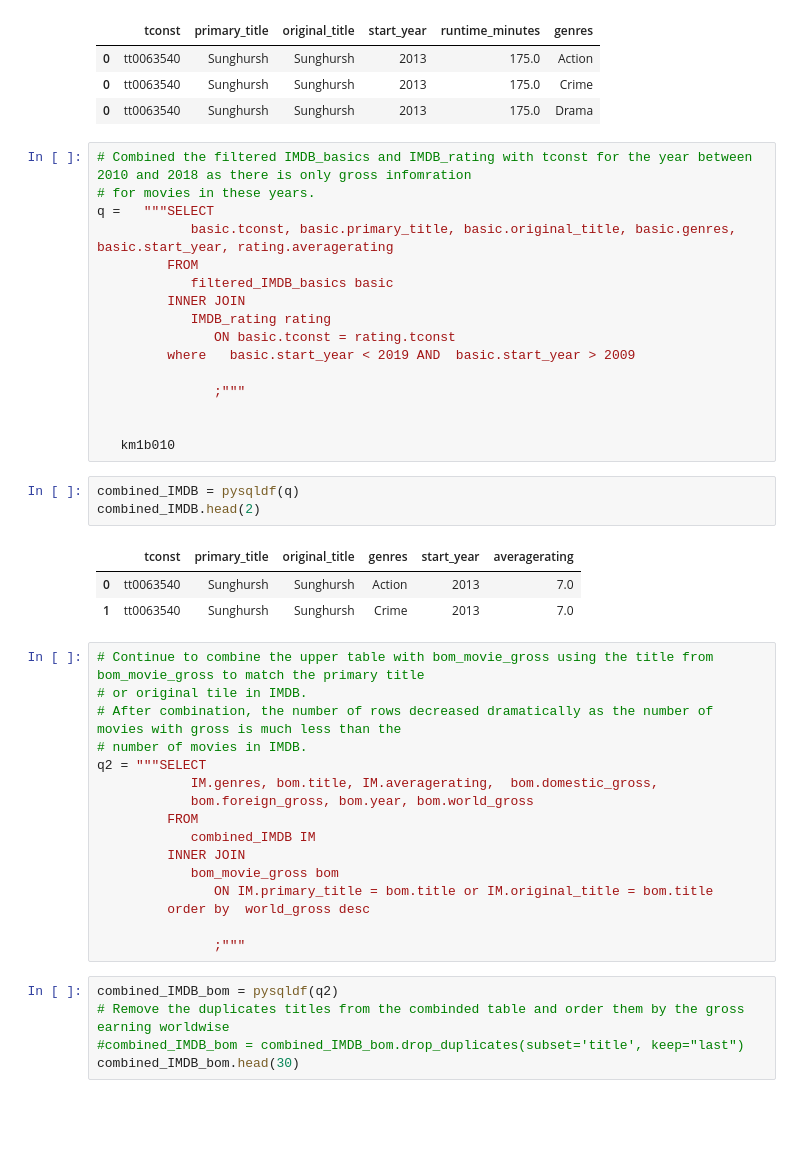
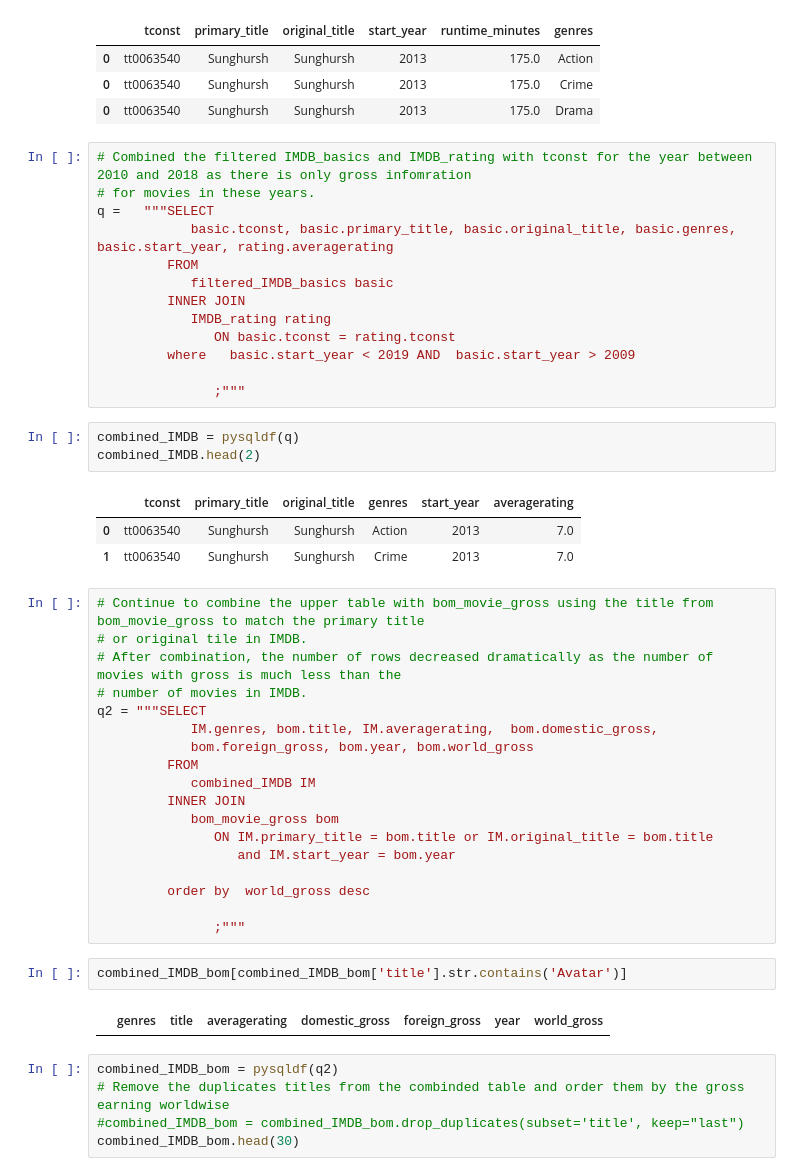
Before and after one commit to sachenl/dsc-mod-1-project-v2-1-online-ds-sp-000, a Jupyter notebook: student.ipynb, the cells around one changed output. Saved outputs shown, nothing was run; the diff lists cells and outputs as text; blank space fills up the shorter version.

```diff
--- a/student.ipynb
+++ b/student.ipynb
@@ -205,9 +205,6 @@ q =   """SELECT
          where   basic.start_year < 2019 AND  basic.start_year > 2009
 
                ;"""
-
-
-   km1b010
 # %%
 combined_IMDB = pysqldf(q)
 combined_IMDB.head(2)
@@ -228,9 +225,15 @@ q2 = """SELECT
          INNER JOIN
             bom_movie_gross bom
                ON IM.primary_title = bom.title or IM.original_title = bom.title
+                  and IM.start_year = bom.year
+
          order by  world_gross desc
 
                ;"""
+# %%
+combined_IMDB_bom[combined_IMDB_bom['title'].str.contains('Avatar')]
+# %% [output]
+|  | genres | title | averagerating | domestic_gross | foreign_gross | year | world_gross |
 # %%
 combined_IMDB_bom = pysqldf(q2)
 # Remove the duplicates titles from the combinded table and order them by the gross earning worldwise
```
Also changed, not shown: parts of 2 cells of this notebook, 1 other file.
